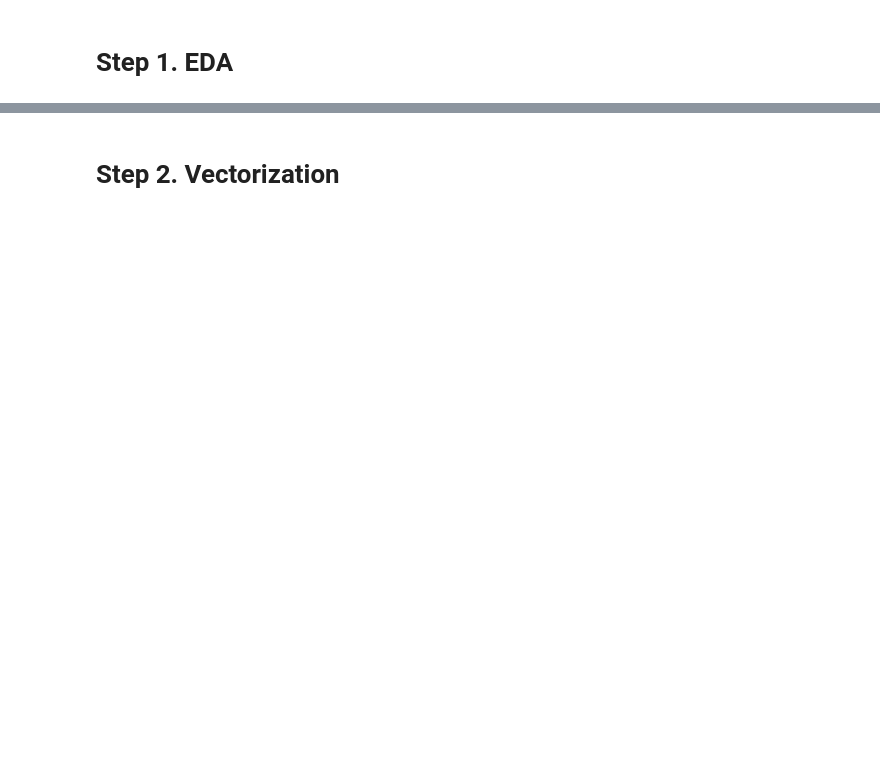
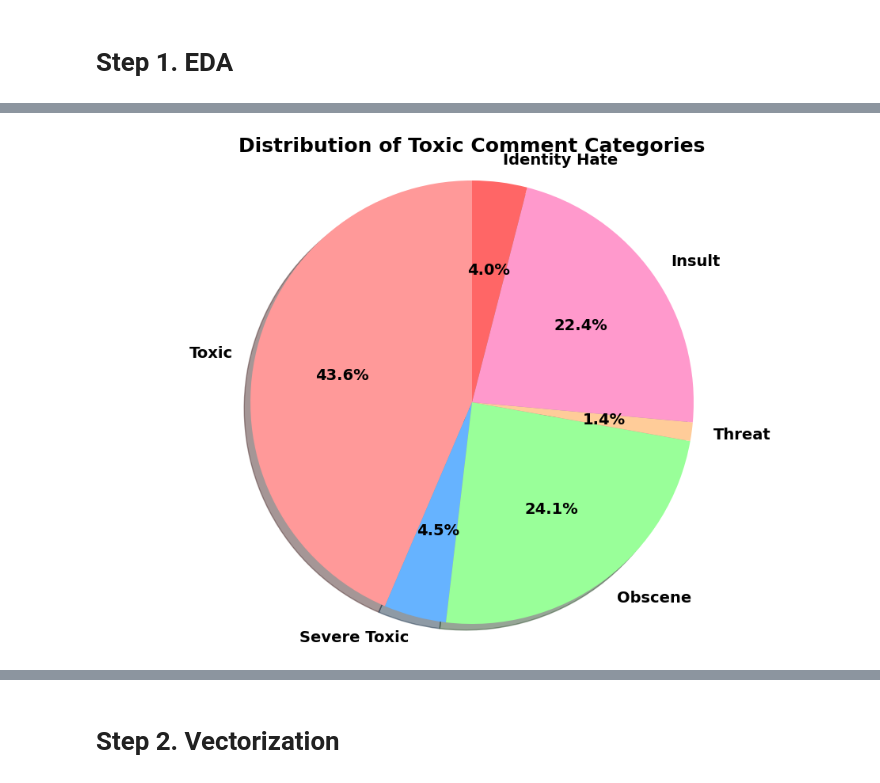
Before and after one commit to qternel/toxic-comment-classification, a Jupyter notebook: toxic-comment-classification.ipynb, the cells around one changed output, grey strips where cells are left out. Saved outputs shown, nothing was run; the diff lists cells and outputs as text; code cells hidden in the pictures; blank space fills up the shorter version.

```diff
--- a/toxic-comment-classification.ipynb
+++ b/toxic-comment-classification.ipynb
@@ -15,0 +38,23 @@ pd.set_option('display.max_colwidth', None)
+# %%
+v1 = (df['toxic'] == 1).sum()
+v2 = (df['severe_toxic'] == 1).sum()
+v3 = (df['obscene'] == 1).sum()
+v4 = (df['threat'] == 1).sum()
+v5 = (df['insult'] == 1).sum()
+v6 = (df['identity_hate'] == 1).sum()
+# %%
+import matplotlib.pyplot as plt
+sizes = [v1, v2, v3, v4, v5, v6]
+labels = ['Toxic', 'Severe Toxic', 'Obscene', 'Threat', 'Insult', 'Identity Hate']
+colors = ['#ff9999', '#66b3ff', '#99ff99', '#ffcc99', '#ff99cc', '#ff6666']
+
+plt.figure(figsize=(12, 8))
+plt.pie(sizes, labels=labels, colors=colors, autopct='%1.1f%%',
+        startangle=90, shadow=True,
+        textprops={'fontweight': 'bold', 'fontsize': 14})
+
+plt.title('Distribution of Toxic Comment Categories', fontsize=18, fontweight='bold')
+plt.axis('equal')
+plt.show()
+# %% [output]
+[figure, added]
```
Also changed, not shown: parts of 45 cells of this notebook, 7 other files.
